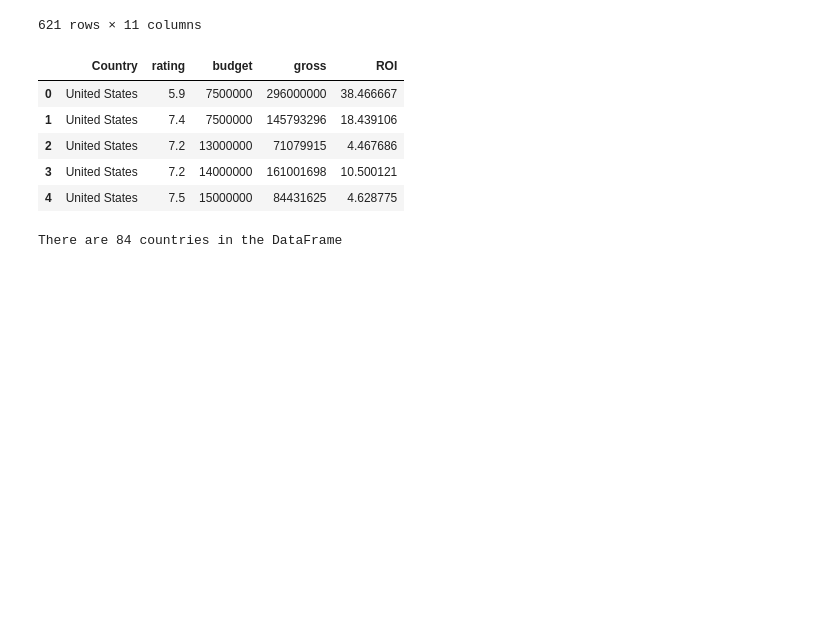
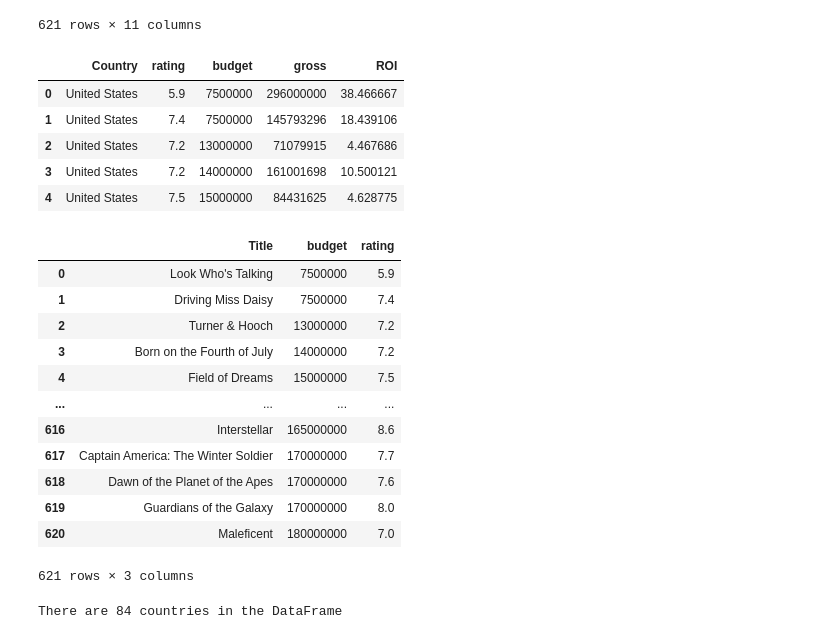
Before and after one commit to benoitchamot/MovieNerd, a Jupyter notebook: DataExplorationSArbelaez_II.ipynb, the cells around one changed output. Saved outputs shown, nothing was run; the diff lists cells and outputs as text; code cells hidden in the pictures; blank space fills up the shorter version.

```diff
--- a/DataExplorationSArbelaez_II.ipynb
+++ b/DataExplorationSArbelaez_II.ipynb
@@ -214,6 +214,22 @@ FirstQuestMerged[["Country", "rating", "budget", "gross", "ROI"]].head()
 | 2 | United States | 7.2 | 13000000 | 71079915 | 4.467686 |
 | 3 | United States | 7.2 | 14000000 | 161001698 | 10.500121 |
 | 4 | United States | 7.5 | 15000000 | 84431625 | 4.628775 |
+# %%
+FirstQuestMerged[['Title', 'budget', 'rating']].sort_values('budget')
+# %% [output]
+|  | Title | budget | rating |
+| 0 | Look Who's Talking | 7500000 | 5.9 |
+| 1 | Driving Miss Daisy | 7500000 | 7.4 |
+| 2 | Turner & Hooch | 13000000 | 7.2 |
+| 3 | Born on the Fourth of July | 14000000 | 7.2 |
+| 4 | Field of Dreams | 15000000 | 7.5 |
+| ... | ... | ... | ... |
+| 616 | Interstellar | 165000000 | 8.6 |
+| 617 | Captain America: The Winter Soldier | 170000000 | 7.7 |
+| 618 | Dawn of the Planet of the Apes | 170000000 | 7.6 |
+| 619 | Guardians of the Galaxy | 170000000 | 8.0 |
+| 620 | Maleficent | 180000000 | 7.0 |
+621 rows × 3 columns
 # %%
 unique_countries = FirstQuestMerged['Country'].unique()
 print(f"There are {len(unique_countries)} countries in the DataFrame")
```
Also changed, not shown: 5 other files.
